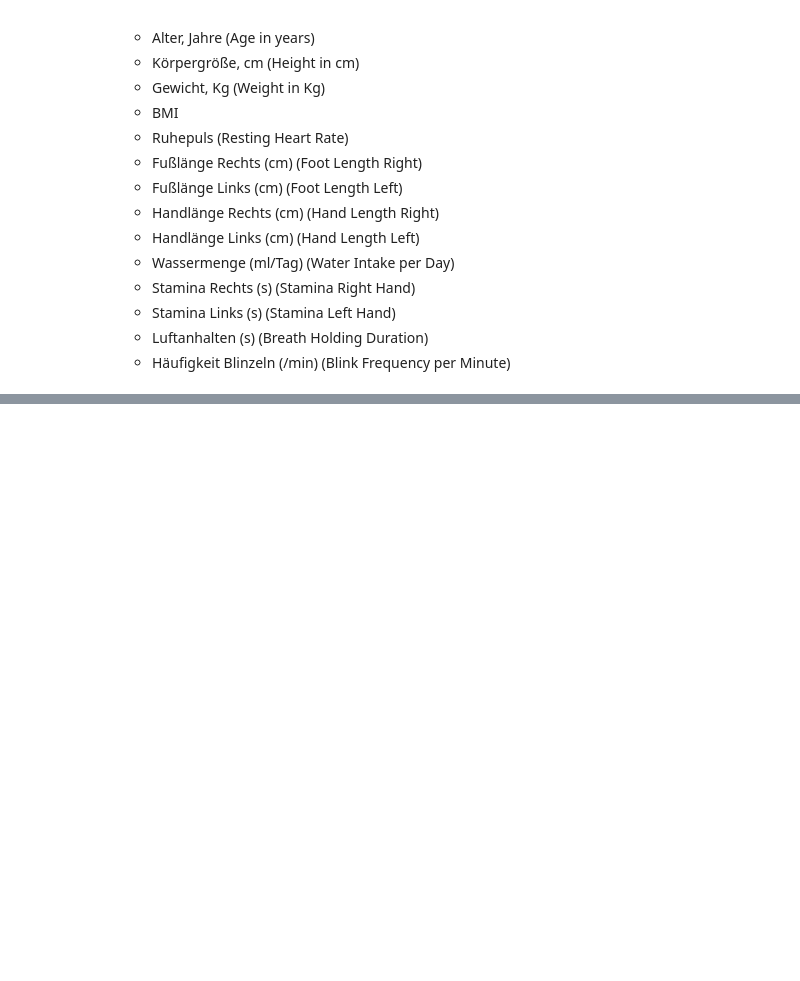
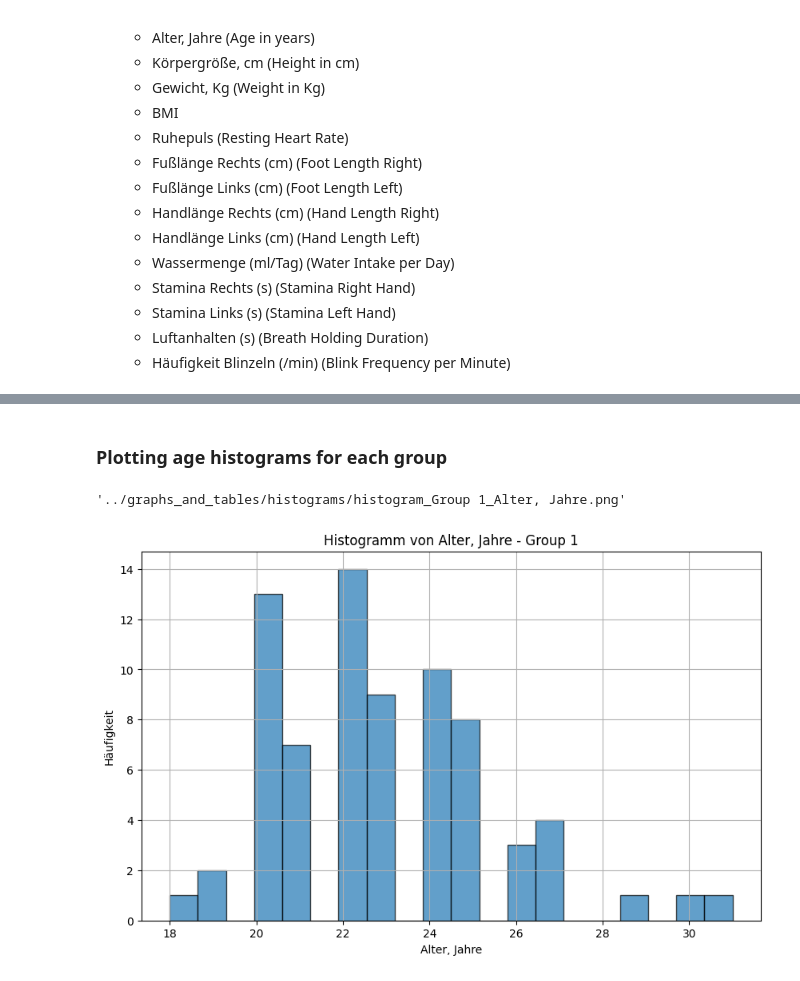
Before and after one commit to AbdallahAbou/Advanced_Statistical_Analysis, a Jupyter notebook: notebooks/statistical_study_notebook.ipynb, the cells around one changed output, grey strips where cells are left out. Saved outputs shown, nothing was run; the diff lists cells and outputs as text; code cells hidden in the pictures; blank space fills up the shorter version.

```diff
--- a/notebooks/statistical_study_notebook.ipynb
+++ b/notebooks/statistical_study_notebook.ipynb
@@ -63,0 +85,5 @@ df_subset_prio_luft = analysis.generate_subset(config.columns_q7)
+# %%
+# Group data
+group1 = df_clean[df_clean['Gruppe'] == 1]
+group2 = df_clean[df_clean['Gruppe'] == 2]
+overall = df_clean
@@ -63,0 +164,9 @@ df_subset_prio_luft = analysis.generate_subset(config.columns_q7)
+# %% [markdown]
+### Plotting age histograms for each group
+# %%
+histo_save_path = '../graphs_and_tables/histograms'
+# Create histograms for age in each group
+analysis.create_histogram(group1, 'Alter, Jahre', 'Group 1', histo_save_path)
+# %% [output]
+'../graphs_and_tables/histograms/histogram_Group 1_Alter, Jahre.png'
+[figure, added]
```
Also changed, not shown: parts of 13 cells of this notebook.
